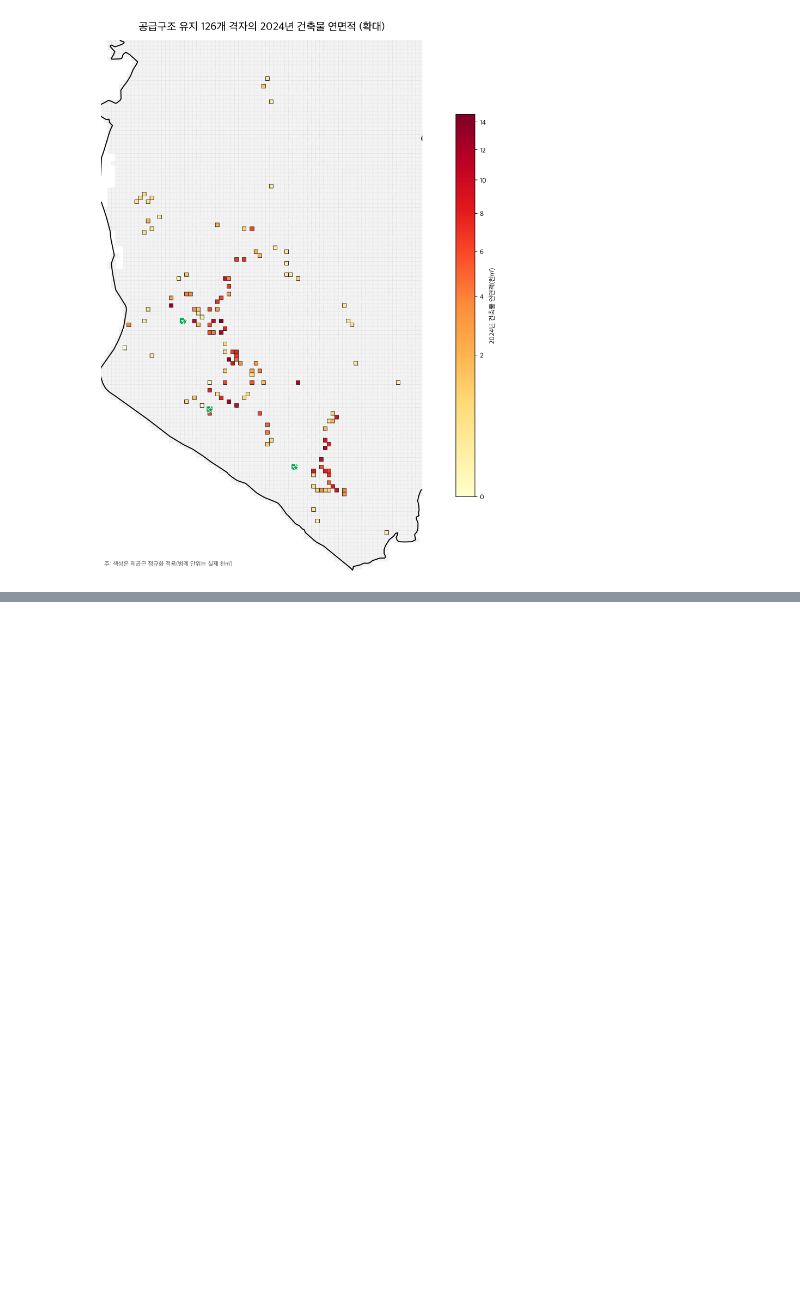
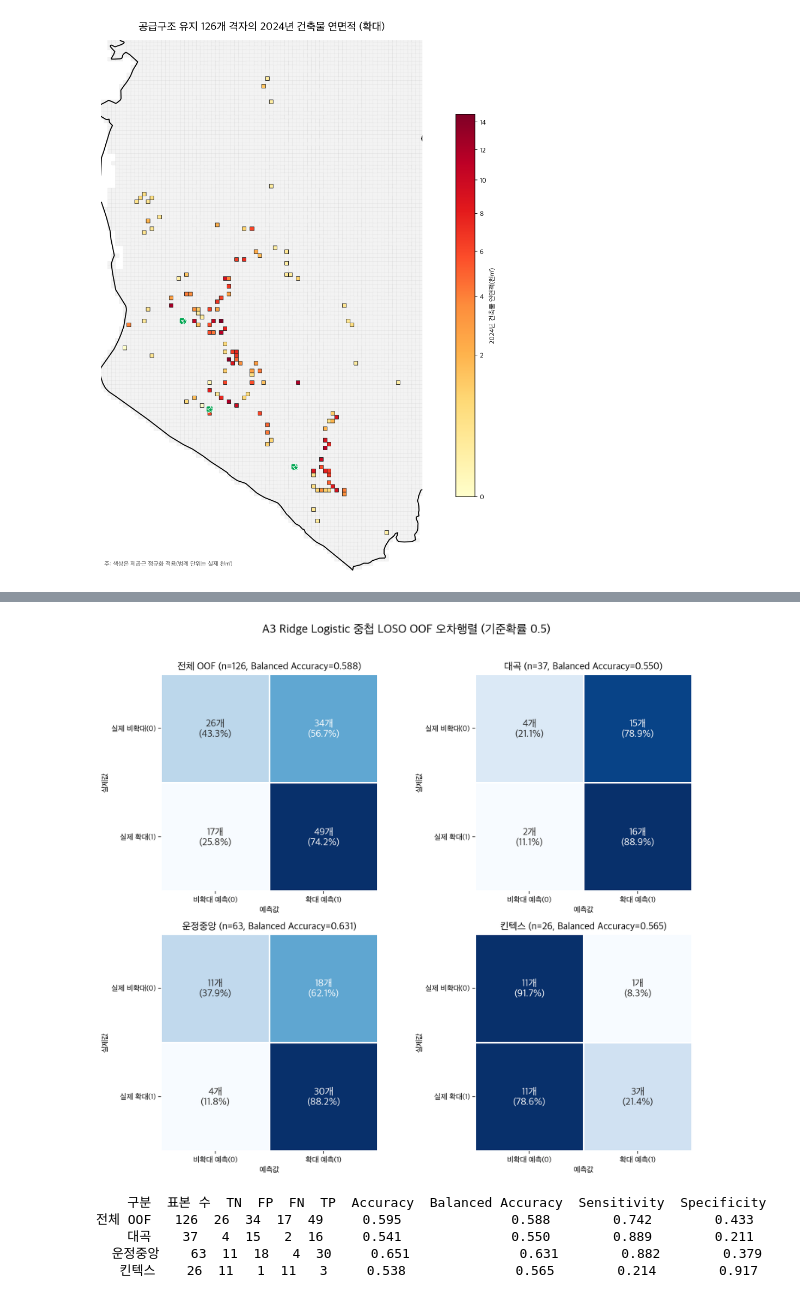
Before and after one commit to keum2666/Analysis-of-Factors-Affecting-Changes-in-Express-Bus-Ridership-to-Seoul-Following-the-Opening-of-GTX, a Jupyter notebook: gtx_a_bus_analysis/analysis/011_새데이터_승차변화_시각화.ipynb, the cells around one changed output, grey strips where cells are left out. Saved outputs shown, nothing was run; the diff lists cells and outputs as text; code cells hidden in the pictures; blank space fills up the shorter version.

```diff
--- a/gtx_a_bus_analysis/analysis/011_새데이터_승차변화_시각화.ipynb
+++ b/gtx_a_bus_analysis/analysis/011_새데이터_승차변화_시각화.ipynb
@@ -451,0 +456,79 @@ plt.show()
+# %%
+# A3 중첩 LOSO OOF 오차행렬 시각화
+# 12-5에서 검증된 OOF 집계값을 사용한다.
+import numpy as np
+import pandas as pd
+import matplotlib.pyplot as plt
+import seaborn as sns
+from IPython.display import display
+
+plt.rcParams['font.family'] = 'Apple SD Gothic Neo'
+plt.rcParams['axes.unicode_minus'] = False
+
+confusion_results = {
+    '전체 OOF': np.array([[26, 34], [17, 49]]),
+    '대곡': np.array([[4, 15], [2, 16]]),
+    '운정중앙': np.array([[11, 18], [4, 30]]),
+    '킨텍스': np.array([[11, 1], [11, 3]]),
+}
+
+def annotations(cm):
+    row_total = cm.sum(axis=1, keepdims=True)
+    row_pct = np.divide(cm, row_total, out=np.zeros_like(cm, dtype=float), where=row_total != 0) * 100
+    return np.array([
+        [f'{cm[i, j]}개\n({row_pct[i, j]:.1f}%)' for j in range(2)]
+        for i in range(2)
+    ])
+
+def balanced_accuracy_from_cm(cm):
+    specificity = cm[0, 0] / cm[0].sum()
+    sensitivity = cm[1, 1] / cm[1].sum()
+    return (specificity + sensitivity) / 2
+
+fig, axes = plt.subplots(2, 2, figsize=(12, 10))
+for ax, (name, cm) in zip(axes.flat, confusion_results.items()):
+    sns.heatmap(
+        cm, annot=annotations(cm), fmt='', cmap='Blues', cbar=False,
+        linewidths=1.5, linecolor='white', square=True, ax=ax,
+        xticklabels=['비확대 예측(0)', '확대 예측(1)'],
+        yticklabels=['실제 비확대(0)', '실제 확대(1)'],
+        annot_kws={'size': 13, 'weight': 'bold'},
+    )
+    n = int(cm.sum())
+    balanced_accuracy = balanced_accuracy_from_cm(cm)
+    ax.set_title(
+        f'{name} (n={n}, Balanced Accuracy={balanced_accuracy:.3f})',
+        fontsize=13, weight='bold'
+    )
+    ax.set_xlabel('예측값')
+    ax.set_ylabel('실제값')
+    ax.tick_params(axis='x', rotation=0)
+    ax.tick_params(axis='y', rotation=0)
+
+fig.suptitle(
+    'A3 Ridge Logistic 중첩 LOSO OOF 오차행렬 (기준확률 0.5)',
+    fontsize=16, weight='bold', y=1.02
+)
+plt.tight_layout()
+plt.show()
+
+metric_rows = []
+for name, cm in confusion_results.items():
+    tn, fp, fn, tp = cm.ravel()
+    metric_rows.append({
+        '구분': name, '표본 수': cm.sum(),
+        'TN': tn, 'FP': fp, 'FN': fn, 'TP': tp,
+        'Accuracy': (tn + tp) / cm.sum(),
+        'Balanced Accuracy': balanced_accuracy_from_cm(cm),
+        'Sensitivity': tp / (tp + fn),
+        'Specificity': tn / (tn + fp),
+    })
+metrics = pd.DataFrame(metric_rows)
+display(metrics.round(3))
+# %% [output]
+[figure, added]
+    구분  표본 수  TN  FP  FN  TP  Accuracy  Balanced Accuracy  Sensitivity  Specificity
+전체 OOF   126  26  34  17  49     0.595              0.588        0.742        0.433
+    대곡    37   4  15   2  16     0.541              0.550        0.889        0.211
+  운정중앙    63  11  18   4  30     0.651              0.631        0.882        0.379
+   킨텍스    26  11   1  11   3     0.538              0.565        0.214        0.917
```
Also changed, not shown: parts of 2 cells of this notebook, 10 other files.
